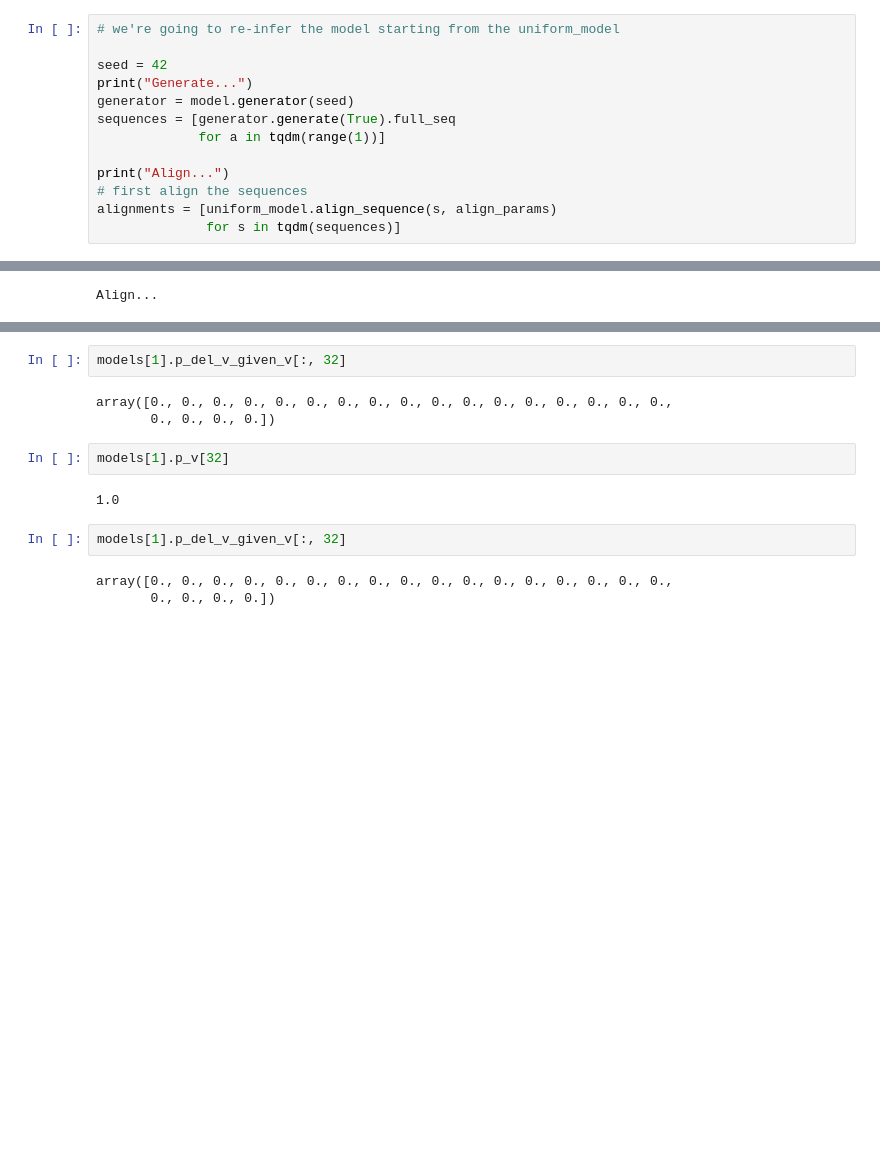
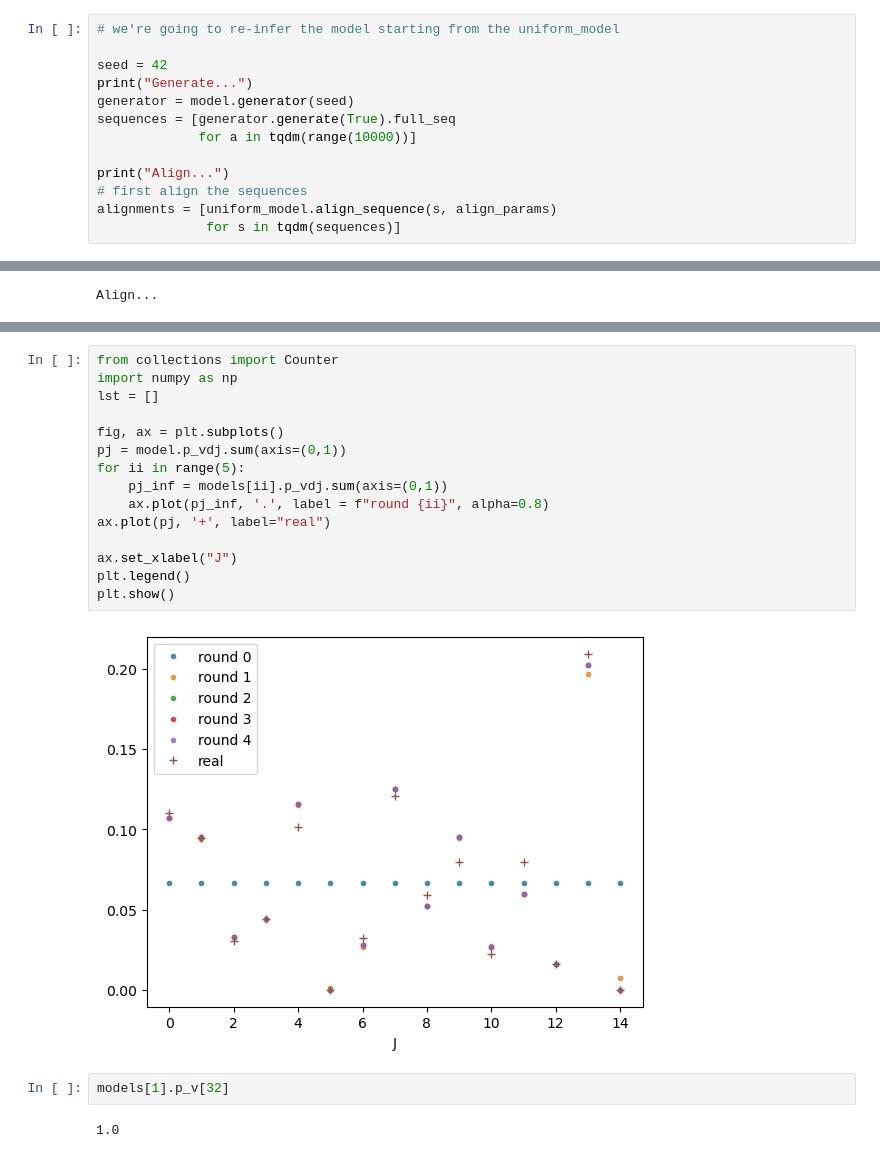
Before and after one commit to Thopic/righor, a Jupyter notebook: demo/Examples.ipynb, the cells around one changed output, grey strips where cells are left out. Drawn from its saved outputs; the diff is of its cells as text; blank space fills up the shorter version.

```diff
--- a/demo/Examples.ipynb
+++ b/demo/Examples.ipynb
@@ -315,7 +267,7 @@ seed = 42
 print("Generate...")
 generator = model.generator(seed)
 sequences = [generator.generate(True).full_seq
-             for a in tqdm(range(1))]
+             for a in tqdm(range(10000))]
 
 print("Align...")
 # first align the sequences
@@ -376,14 +304,21 @@ plt.show()
-# %%
-models[1].p_del_v_given_v[:, 32]
-# %% [output]
-array([0., 0., 0., 0., 0., 0., 0., 0., 0., 0., 0., 0., 0., 0., 0., 0., 0.,
-       0., 0., 0., 0.])
-# %%
-models[1].p_v[32]
-# %% [output]
-1.0
-# %%
-models[1].p_del_v_given_v[:, 32]
-# %% [output]
-array([0., 0., 0., 0., 0., 0., 0., 0., 0., 0., 0., 0., 0., 0., 0., 0., 0.,
-       0., 0., 0., 0.])
+# %%
+from collections import Counter
+import numpy as np
+lst = []
+
+fig, ax = plt.subplots()
+pj = model.p_vdj.sum(axis=(0,1))
+for ii in range(5):
+    pj_inf = models[ii].p_vdj.sum(axis=(0,1))
+    ax.plot(pj_inf, '.', label = f"round {ii}", alpha=0.8)
+ax.plot(pj, '+', label="real")
+
+ax.set_xlabel("J")
+plt.legend()
+plt.show()
+# %% [output]
+[figure, added]
+# %%
+models[1].p_v[32]
+# %% [output]
+1.0
```
Also changed, not shown: parts of 15 cells of this notebook, 35 other files.
